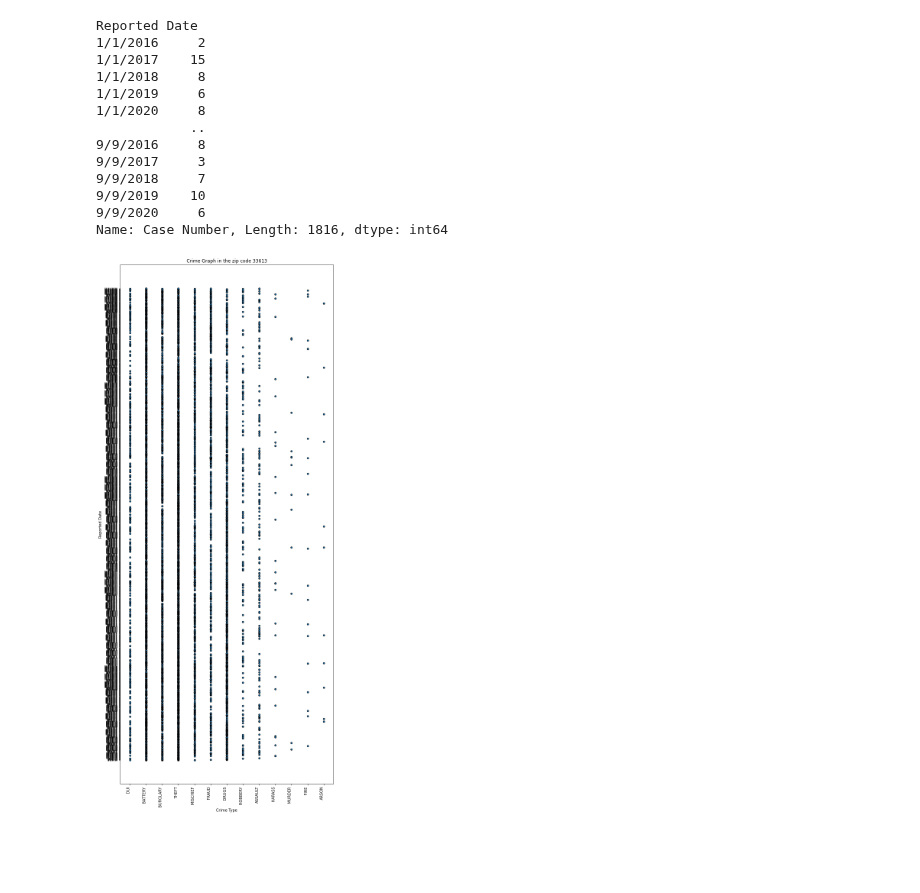
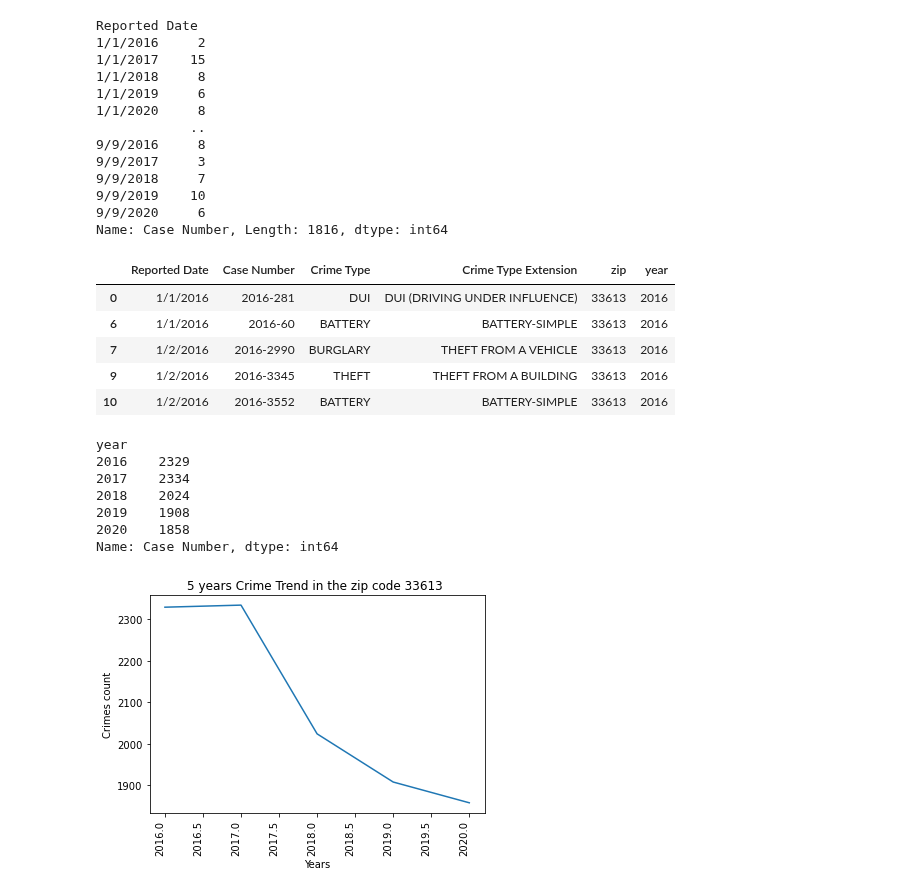
Before and after one commit to gregb23/Project1_Group4, a Jupyter notebook: SA/Codes/datacrimes33613-5y.ipynb, the cells around one changed output. Cells and saved outputs as stored; diff of their text form; code cells hidden in the pictures; blank space fills up the shorter version.

```diff
--- a/SA/Codes/datacrimes33613-5y.ipynb
+++ b/SA/Codes/datacrimes33613-5y.ipynb
@@ -109,11 +110,39 @@ Reported Date
 9/9/2019    10
 9/9/2020     6
 Name: Case Number, Length: 1816, dtype: int64
+# %%
+#build a year columns to count annual crimes on the following cells
+data_crime_no_traffic_df_33613['year'] = pd.DatetimeIndex(data_crime_no_traffic_df_33613['Reported Date']).year
+data_crime_no_traffic_df_33613.head()
+# %% [output]
+|  | Reported Date | Case Number | Crime Type | Crime Type Extension | zip | year |
+| 0 | 1/1/2016 | 2016-281 | DUI | DUI (DRIVING UNDER INFLUENCE) | 33613 | 2016 |
+| 6 | 1/1/2016 | 2016-60 | BATTERY | BATTERY-SIMPLE | 33613 | 2016 |
+| 7 | 1/2/2016 | 2016-2990 | BURGLARY | THEFT FROM A VEHICLE | 33613 | 2016 |
+| 9 | 1/2/2016 | 2016-3345 | THEFT | THEFT FROM A BUILDING | 33613 | 2016 |
+| 10 | 1/2/2016 | 2016-3552 | BATTERY | BATTERY-SIMPLE | 33613 | 2016 |
+# %%
+#annual count of crimes recorded
+crime_date_annual = data_crime_no_traffic_df_33613.groupby("year")
+crime_date_annual["Case Number"].count()
+# %% [output]
+year
+2016    2329
+2017    2334
+2018    2024
+2019    1908
+2020    1858
+Name: Case Number, dtype: int64
 # %%
-data_crime_no_traffic_df_33613.plot(kind="scatter", x="Crime Type", y="Reported Date", figsize=(10,25),
-                              facecolors="red", edgecolors="black", title="Crime Graph in the zip code 33613")
+year =[2016,2017,2018,2019,2020]
+crimes_count =[2329,2334,2024,1908,1858]
+
+plt.plot(year,crimes_count)
+plt.title('5 years Crime Trend in the zip code 33613 ')
+plt.xlabel('Years')
+plt.ylabel('Crimes count')
 plt.xticks(rotation=90,  horizontalalignment='right', fontweight='light', fontsize='medium',)
-plt.yticks(horizontalalignment='right', fontweight='light', fontsize=6)
+plt.yticks(horizontalalignment='right')
 plt.show()
 # %% [output]
-[figure, old version]
+[figure, new version]
```
Also changed, not shown: parts of 1 cell of this notebook, 2 other files.
